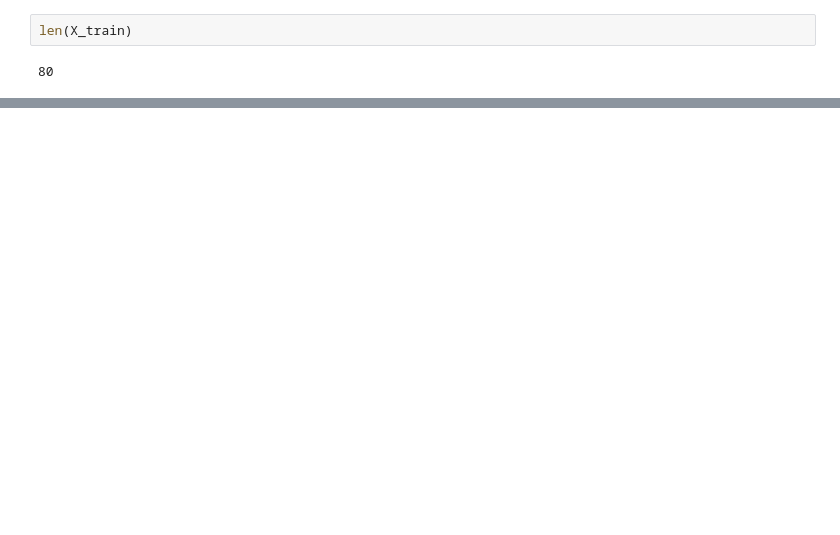
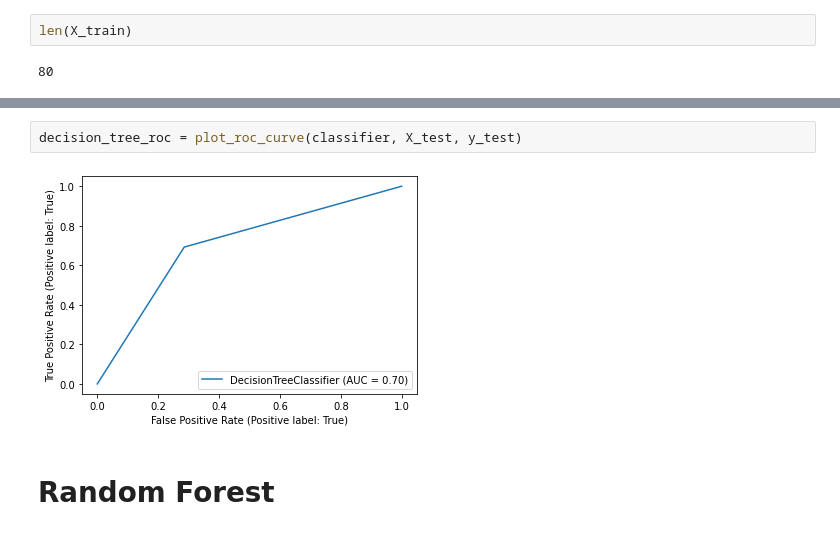
Before and after one commit to danbailo/tcc, a Jupyter notebook: src/Classifier.ipynb, the cells around one changed output, grey strips where cells are left out. Cells and saved outputs as stored; diff of their text form; blank space fills up the shorter version.

```diff
--- a/src/Classifier.ipynb
+++ b/src/Classifier.ipynb
@@ -108,0 +99,6 @@ print(accuracy_score(y_test, y_pred))
+# %%
+decision_tree_roc = plot_roc_curve(classifier, X_test, y_test)
+# %% [output]
+[figure, added]
+# %% [markdown]
+# Random Forest
```
Also changed, not shown: parts of 27 cells of this notebook.
